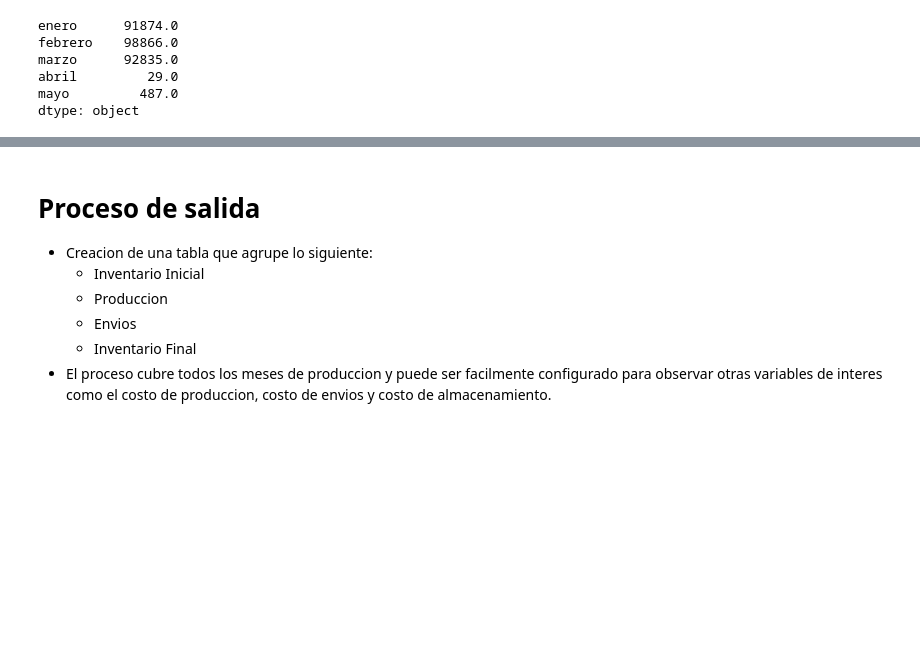
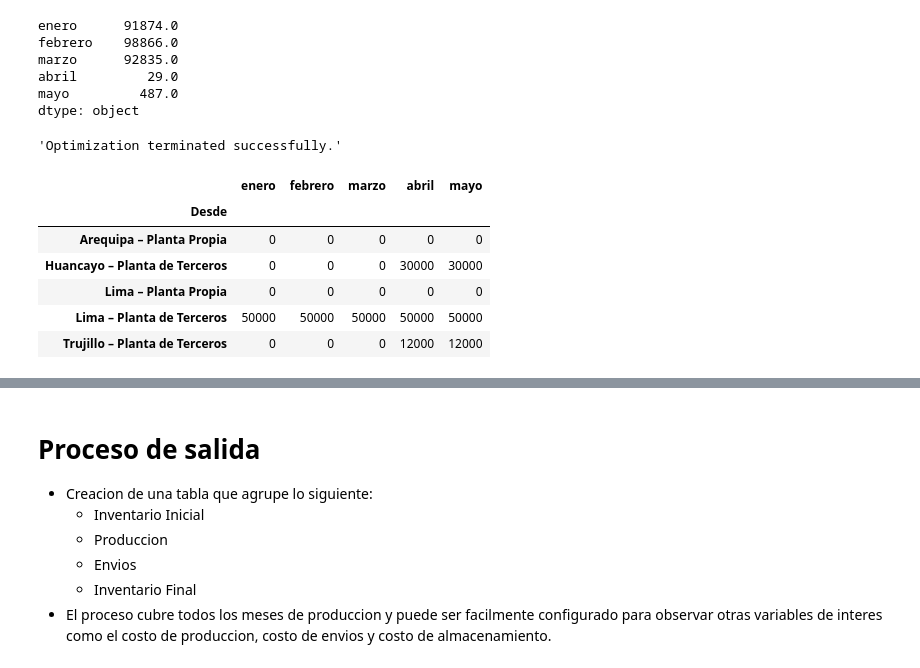
Before and after one commit to Her204/proceso_de_seleccion_cosas, a Jupyter notebook: modelo-de-optimizacion-para-proceso-de-seleccion.ipynb, the cells around one changed output, grey strips where cells are left out. Drawn from its saved outputs; the diff is of its cells as text; code cells hidden in the pictures; blank space fills up the shorter version.

Commit message:
modificando el modelo de optimizacion para que opere con todas las variables temporales de una sola ejecucion y tenga en cuenta el costo de tercerizacion

```diff
--- a/modelo-de-optimizacion-para-proceso-de-seleccion.ipynb
+++ b/modelo-de-optimizacion-para-proceso-de-seleccion.ipynb
@@ -273,4 +195,0 @@ resultado_3
-# %%
-q_2["resultado"] = resultado_3.x
-produccion_optimizada[q_2.mes.unique()] = q_2.pivot(columns="mes",index=["Desde","Hacia"],values="resultado")[demanda_de_cada_ciudad.columns].values
-costo_total_de_produccion_sin_contar_almacen[q_2.mes.unique()] = q_2.pivot(columns="mes",index=["Desde","Hacia"],values="resultado").values
@@ -307,0 +243,41 @@ dtype: object
+# %%
+A_eq = q_4.iloc[:,3:].T.values
+A_ub = q_3.iloc[:,3:].T.values
+
+b_ub = pd.melt(capacidad_de_produccion_de_cada_fabrica.sort_index(),ignore_index=False).value.values
+b_eq = pd.melt(demanda_de_cada_ciudad_contando_inventario.sort_index(),ignore_index=False).value.values
+b_eq = np.array(b_eq.tolist()+[0]*6)
+c = costo_total_de_produccion_sin_contar_almacen.iloc[:,4].to_list()*5
+
+distribucion_optimizada = linprog(c=c,method="simplex",
+            A_eq=A_eq,b_eq=b_eq,
+            A_ub=A_ub,b_ub=b_ub,
+            bounds=(0,None))
+# %%
+distribucion_optimizada.message
+# %% [output]
+'Optimization terminated successfully.'
+# %%
+q_2["resultado"] = distribucion_optimizada.x
+produccion_optimizada[q_2.mes.unique()] = q_2.pivot(columns="mes",index=["Desde","Hacia"],values="resultado")[demanda_de_cada_ciudad.columns].values
+costo_total_de_produccion_sin_contar_almacen[demanda_de_cada_ciudad.columns] = q_2.pivot(columns="mes",index=["Desde","Hacia"],values="resultado")[demanda_de_cada_ciudad.columns].values
+costo_total_de_produccion_sin_contar_almacen["costo total de entrega"] = costo_total_de_produccion_sin_contar_almacen["costo total de entrega"].astype(float)
+costo_total_de_produccion_sin_contar_almacen[demanda_de_cada_ciudad.columns] *= np.array([costo_total_de_produccion_sin_contar_almacen["costo total de entrega"].values.tolist()]*5).T
+# %%
+costo_de_tercerizacion_en_uso = produccion_optimizada.loc[produccion_optimizada.Desde.str.endswith("Terceros")].groupby("Desde").sum()
+costo_de_tercerizacion_en_uso = (costo_de_tercerizacion_en_uso>0)*1
+costo_de_tercerizacion_en_uso = costo_de_tercerizacion_en_uso*costo_fijo_de_fabrica_tercerizada.sort_index().values
+costo_de_tercerizacion_en_uso = costo_de_tercerizacion_en_uso.T
+costo_de_tercerizacion_en_uso["Lima – Planta Propia"] = 0
+costo_de_tercerizacion_en_uso["Arequipa – Planta Propia"] = 0
+costo_de_tercerizacion_en_uso = costo_de_tercerizacion_en_uso.T.sort_index()
+
+costo_de_tercerizacion_en_uso
+# %% [output]
+|  | enero | febrero | marzo | abril | mayo |
+| Desde |  |  |  |  |  |
+| Arequipa – Planta Propia | 0 | 0 | 0 | 0 | 0 |
+| Huancayo – Planta de Terceros | 0 | 0 | 0 | 30000 | 30000 |
+| Lima – Planta Propia | 0 | 0 | 0 | 0 | 0 |
+| Lima – Planta de Terceros | 50000 | 50000 | 50000 | 50000 | 50000 |
+| Trujillo – Planta de Terceros | 0 | 0 | 0 | 12000 | 12000 |
```
Also changed, not shown: parts of 17 cells of this notebook.
